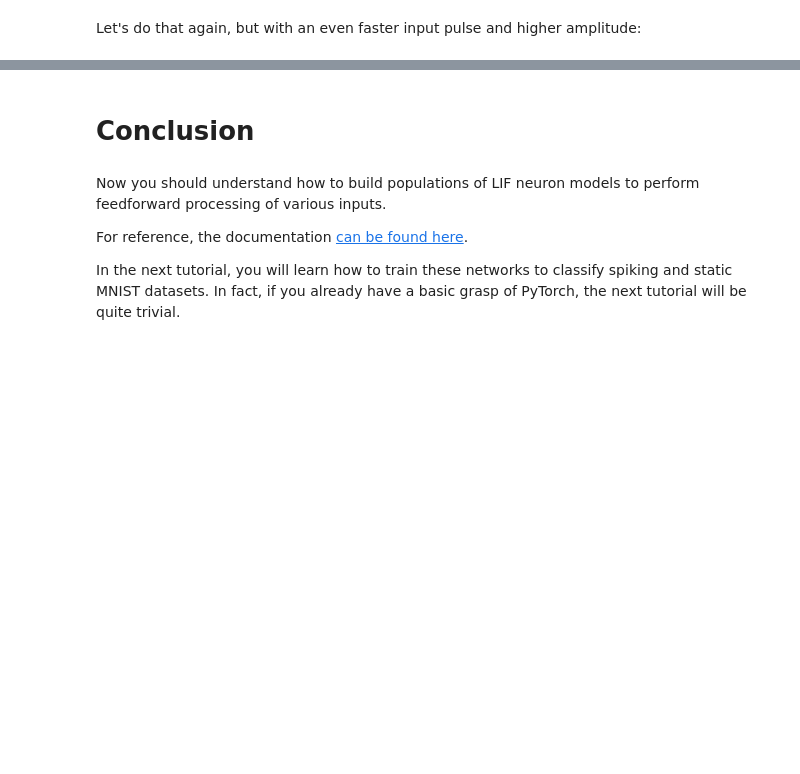
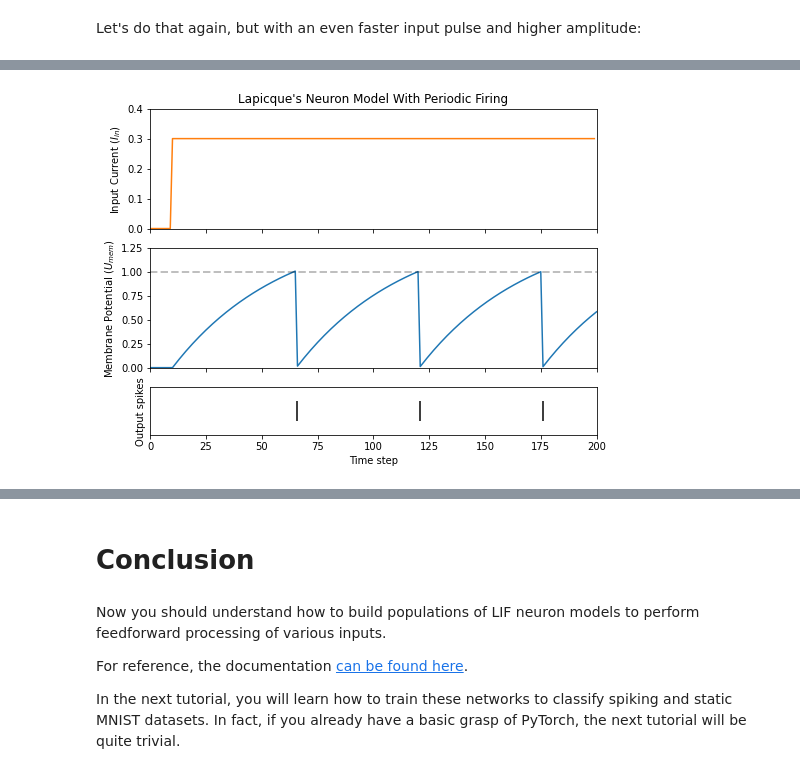
Before and after one commit to jeshraghian/snntorch, a Jupyter notebook: examples/tutorial_2_neurons_update.ipynb, the cells around one changed output, grey strips where cells are left out. Drawn from its saved outputs; the diff is of its cells as text; code cells hidden in the pictures; blank space fills up the shorter version.

```diff
--- a/examples/tutorial_2_neurons_update.ipynb
+++ b/examples/tutorial_2_neurons_update.ipynb
@@ -528,0 +662,44 @@ So far, we have only seen how a neuron will react to spikes coming in at the inp
+# %%
+# Even Larger current step
+cur_in = torch.cat((torch.zeros(10), torch.ones(190)*0.3), 0)
+
+# Initialize membrane and output
+mem = torch.zeros(1)
+spk_out = torch.zeros(1)
+mem_rec = [mem]
+spk_rec = [spk_out]
+
+# Simulation run across 200 time steps.
+for step in range(num_steps):
+  spk_out, mem = lif2(cur_in[step], mem)
+
+  # record outputs over time
+  mem_rec.append(mem)
+  spk_rec.append(spk_out)
+
+# Generate Plots
+fig, ax = plt.subplots(3, figsize=(8,6), sharex=True,
+                       gridspec_kw = {'height_ratios': [1, 1, 0.4]})
+
+# Plot input current
+ax[0].plot(cur_in, c="tab:orange")
+ax[0].set_ylim([0, 0.4])
+ax[0].set_xlim([0, 200])
+ax[0].set_ylabel("Input Current ($I_{in}$)")
+ax[0].set_title("Lapicque's Neuron Model With Periodic Firing")
+
+# Plot membrane potential
+ax[1].plot(mem_rec)
+ax[1].set_ylim([0, 1.25])
+ax[1].set_ylabel("Membrane Potential ($U_{mem}$)")
+ax[1].axhline(y=1.0, alpha=0.25, linestyle="dashed", c="black", linewidth=2)
+plt.xlabel("Time step")
+
+# Plot output spike using spikeplot
+splt.raster(torch.tensor(spk_rec), ax[2], s=400, c="black", marker="|")
+plt.ylabel("Output spikes")
+plt.yticks([])
+
+plt.show()
+# %% [output]
+[figure, added]
```
Also changed, not shown: parts of 69 cells of this notebook.
